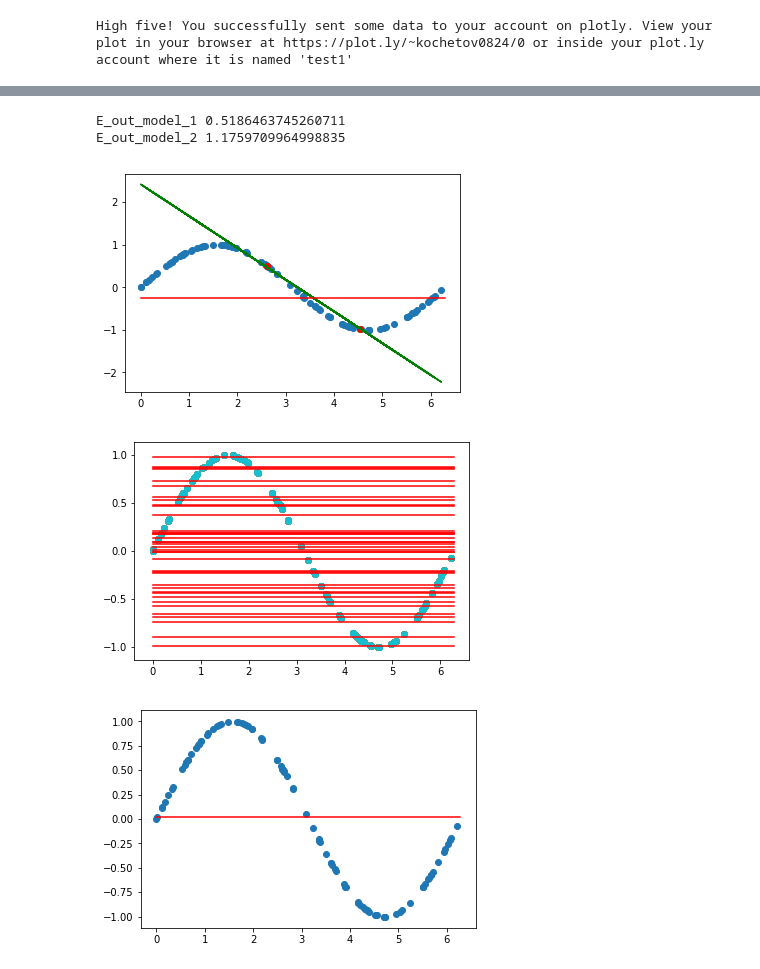
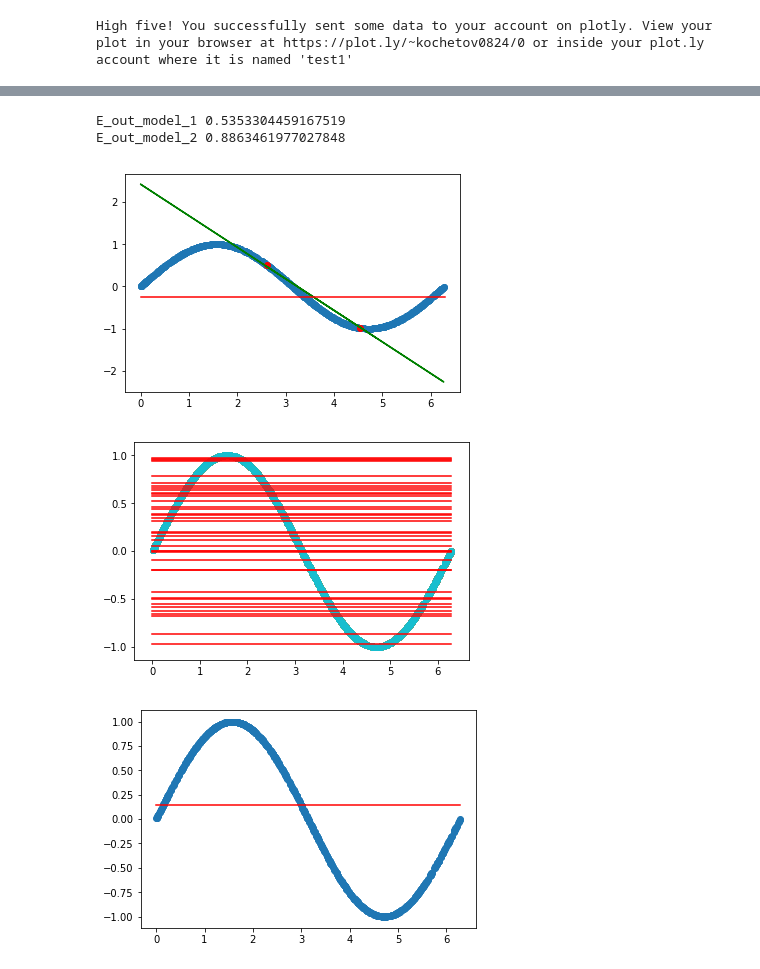
Before and after one commit to KonstantinKochetov/ML-implementations, a Jupyter notebook: Beleg3.ipynb, the cells around one changed output, grey strips where cells are left out. Saved outputs shown, nothing was run; the diff lists cells and outputs as text; code cells hidden in the pictures.

Commit message:
one plot h2

```diff
--- a/Beleg3.ipynb
+++ b/Beleg3.ipynb
@@ -491,8 +485,8 @@ def get_theta(x, y, initial_theta_0, initial_theta_1):
     return theta_0, theta_1
 # %%
 # Trainings Daten
-num_train = 100
-iterations = 500
+num_train = 1000
+iterations = 1000
 alpha = 0.1
 np.random.seed(1) # wird immer gleiche randoms geben
 x_train = 2*np.pi*np.random.uniform(0, 1, num_train) # gleichverteilt zwischen 0 und 2*pi
@@ -568,44 +571,50 @@ def calculate_e_out(h_1, h_2, x_test, y_test, x, y):
 counter = np.array([0,2])
 x, y = train_data(counter, x_train, y_train)
 h_1 = build_hypothesis_h_1(x, y)
-h_2 = build_hypothesis_h_2(x, y)
+h_2_with_thetas = build_hypothesis_h_2(x, y)
+h_2 = h_2_with_thetas[0]
 plot_hypothesises(h_1, h_2, x_train, y_train, x, y)
-#plot_hypothesis_h_2(h_2, x_train, y_train, x, y)
 calculate_e_out(h_1, h_2, x_test, y_test, x, y)
 # %% [output]
-E_out_model_1 0.5186463745260711
-E_out_model_2 1.1759709964998835
+E_out_model_1 0.5353304459167519
+E_out_model_2 0.8863461977027848
-[figure, old version]
+[figure, new version]
 # %%
+x_train = 2*np.pi*np.random.uniform(0, 1, num_train) # gleichverteilt zwischen 0 und 2*pi
+y_train = np.sin(x_train)
+
+x_test = 2*np.pi*np.random.uniform(0, 1, num_train)
+y_test = np.sin(x_test)
+
 def get_hypothesises_h_1(counter, ax1, x_train, y_train, number_of_hypothesises):
     h_1_array = np.array([])
     for i in range(number_of_hypothesises):
         counter[0] = counter[0] + 2
         counter[1] = counter[1] + 2
         x, y = train_data(counter, x_train, y_train)
         h_1 = build_hypothesis_h_1(x, y)
         plot_hypothesis_h_1_in_one_plot(h_1, x_train, y_train, x, y, ax1)
         h_1_array = np.append(h_1_array, h_1, None)
     return h_1_array
 
 def average_h_1(h_1_array, x):
     y_array = np.array([])
     for i in range(h_1_array.size):
         y = h_1_array[i](x)
         y_array = np.append(y_array, y, None)
     return np.mean(y_array)
 
 # test
 counter = np.array([0,2])
 f1 = plt.figure()
 ax1 = f1.add_subplot(111)
 number_of_hypothesises = 40
 h_1_array = get_hypothesises_h_1(counter, ax1, x_train, y_train, number_of_hypothesises)
 average_h_1 = average_h_1(h_1_array, x_train)
 plot_average_h1(average_h_1, x_train, y_train)
 # %% [output]
-[figure, old version]
+[figure, new version]
-[figure, old version]
+[figure, new version]
 # %%
 def get_hypothesises_h_2(counter, ax2, x_train, y_train, number_of_hypothesises):
     h_2_array = np.array([])
```
Also changed, not shown: parts of 15 cells of this notebook.
